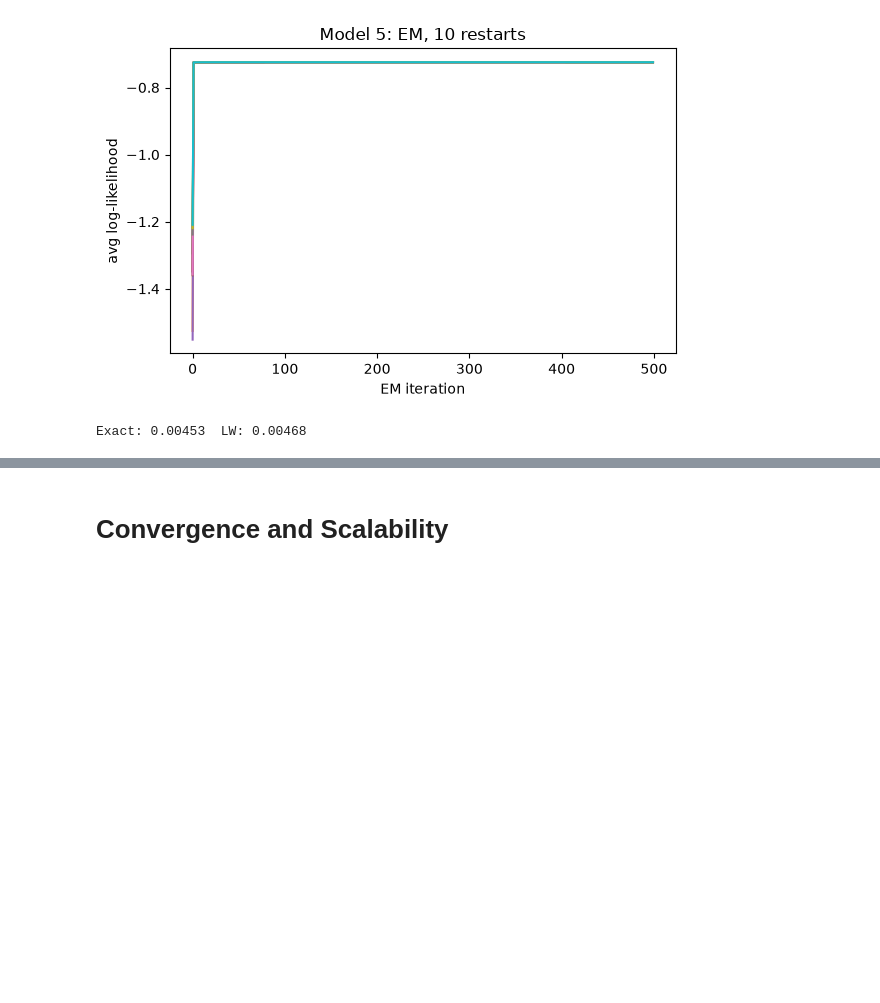
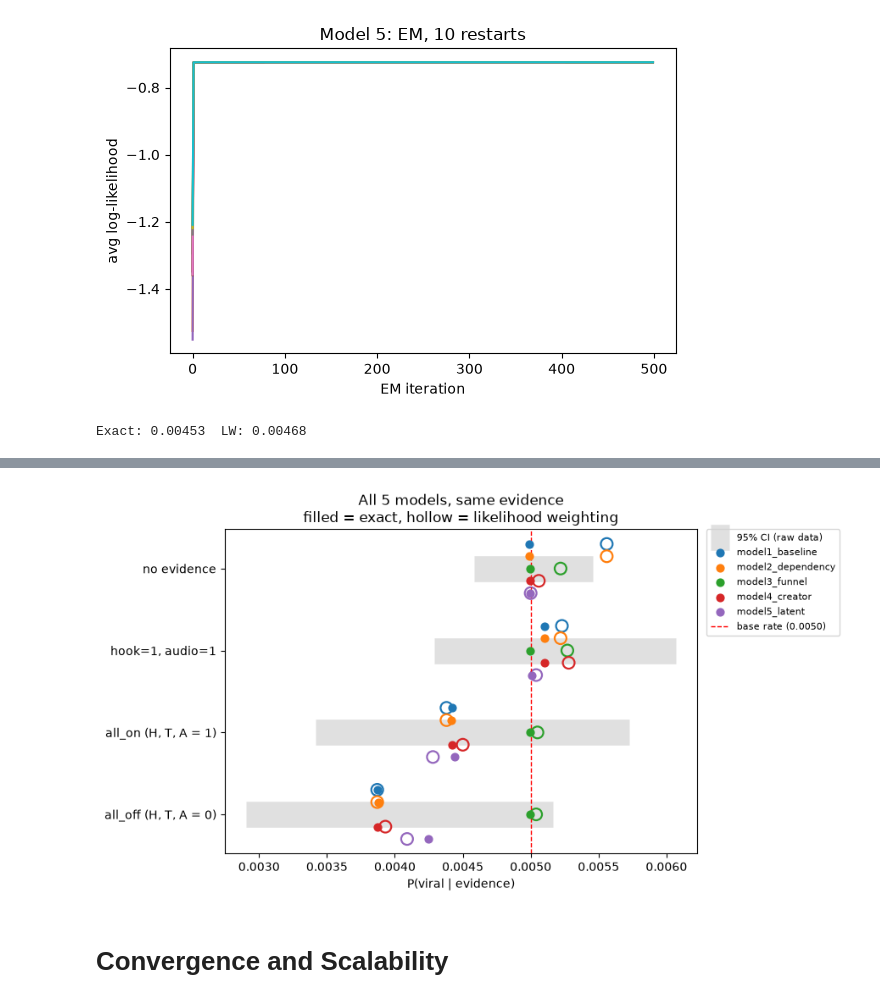
Before and after one commit to BenMiller0/CSE_150A_IG_REELS, a Jupyter notebook: code/ig_reel_virality.ipynb, the cells around one changed output, grey strips where cells are left out. Cells and saved outputs as stored; diff of their text form; code cells hidden in the pictures; blank space fills up the shorter version.

```diff
--- a/code/ig_reel_virality.ipynb
+++ b/code/ig_reel_virality.ipynb
@@ -468,3 +507,50 @@ Exact: 0.00453  LW: 0.00468
+# %%
+# Cell that visualizes the exact and approximate inference results for all 5 models under different evidence scenarios
+scenarios = {
+    "no evidence":              {},
+    "hook=1, audio=1":          {H: 1, A: 1},
+    "all_on (H, T, A = 1)":     {H: 1, T: 1, A: 1},
+    "all_off (H, T, A = 0)":    {H: 0, T: 0, A: 0},
+}
+
+base = bin_df[Y].mean()
+
+rows = []
+for sname, ev in scenarios.items():
+    if ev:
+        mask = np.logical_and.reduce([bin_df[k] == v for k, v in ev.items()])
+    else:
+        mask = np.ones(len(bin_df), dtype=bool)
+    k, n = int(bin_df.loc[mask, Y].sum()), int(mask.sum())
+    lo, hi = wilson(k, n)
+    for mname, m in all5.items():
+        rows.append({"scenario": sname, "model": mname,
+                     "exact": exact_p(m, ev), "LW": lw_estimate(m, ev, N_LW),
+                     "lo": lo, "hi": hi})
+res = pd.DataFrame(rows)
+res["abs_err"] = (res["LW"] - res["exact"]).abs()
+
+fig, ax = plt.subplots(figsize=(9, 5))
+ypos = {s: i for i, s in enumerate(scenarios)}
+for s in scenarios:
+    d = res[res.scenario == s].iloc[0]
+    ax.hlines(ypos[s], d["lo"], d["hi"], color="lightgray", lw=22, alpha=0.7, zorder=1,
+               label="95% CI (raw data)" if s == list(scenarios)[0] else None)
+for m in names:
+    d = res[res.model == m]
+    y = [ypos[s] + offsets[m] for s in d.scenario]
+    ax.scatter(d["exact"], y, color=colors[m], s=40, zorder=3, label=m)
+    ax.scatter(d["LW"], y, facecolors="none", edgecolors=colors[m], s=100, lw=1.6, zorder=2)
+ax.axvline(base, color="red", ls="--", lw=1, label=f"base rate ({base:.4f})")
+ax.set_yticks(list(ypos.values())); ax.set_yticklabels(list(ypos.keys()))
+ax.invert_yaxis()
+ax.set_xlabel("P(viral | evidence)")
+ax.set_title("All 5 models, same evidence\nfilled = exact, hollow = likelihood weighting")
+ax.legend(fontsize=8, loc="upper left", bbox_to_anchor=(1.02, 1), borderaxespad=0)
+fig.tight_layout()
+plt.show()
+# %% [output]
+[figure, added]
 # %% [markdown]
 # Convergence and Scalability
 # %%
```
Also changed, not shown: parts of 8 cells of this notebook.
